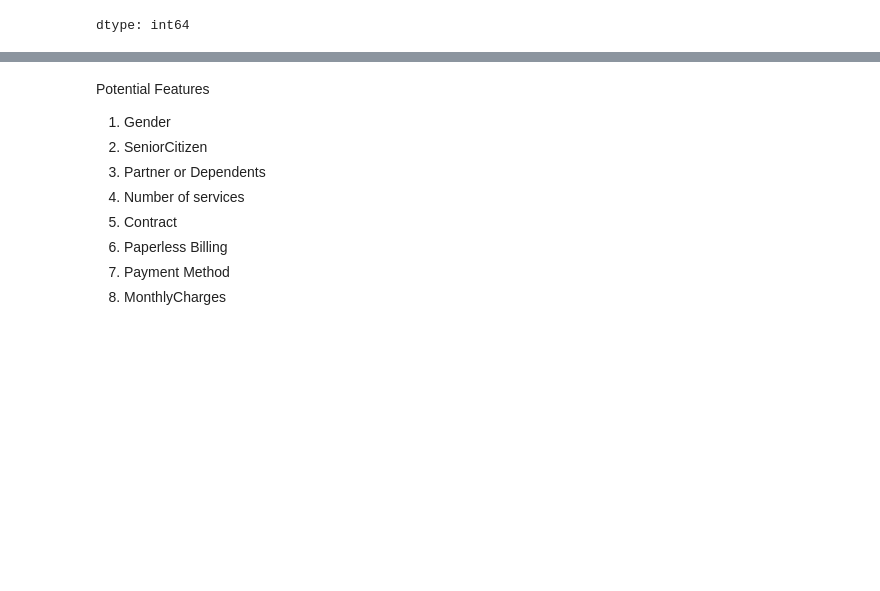
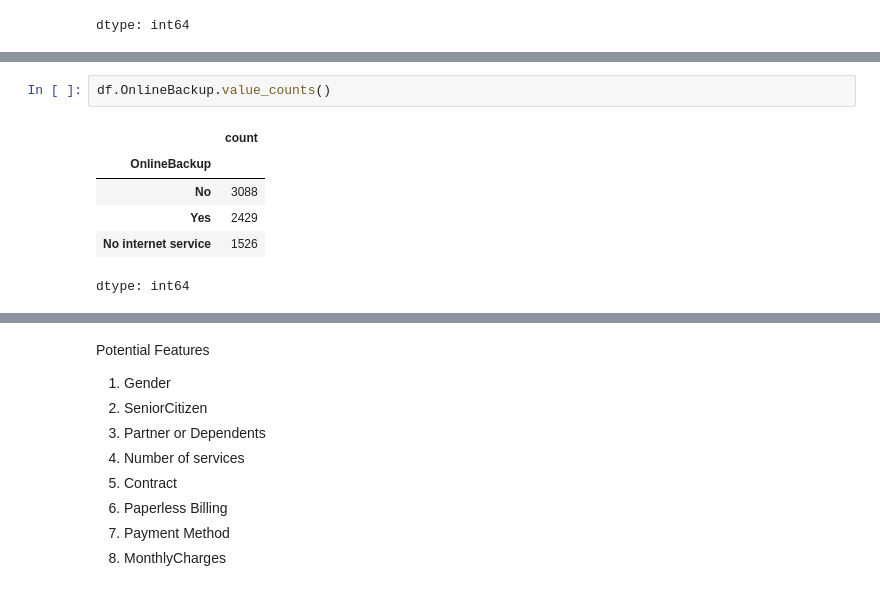
Before and after one commit to sbmccall/data-science-projects, a Jupyter notebook: telco-customer-churn/notebooks/telco_customer_churn_sbm.ipynb, the cells around one changed output, grey strips where cells are left out. Saved outputs shown, nothing was run; the diff lists cells and outputs as text; blank space fills up the shorter version.

```diff
--- a/telco-customer-churn/notebooks/telco_customer_churn_sbm.ipynb
+++ b/telco-customer-churn/notebooks/telco_customer_churn_sbm.ipynb
@@ -143,0 +153,9 @@ dtype: int64
+# %%
+df.OnlineBackup.value_counts()
+# %% [output]
+|  | count |
+| OnlineBackup |  |
+| No | 3088 |
+| Yes | 2429 |
+| No internet service | 1526 |
+dtype: int64
```
Also changed, not shown: parts of 10 cells of this notebook.
